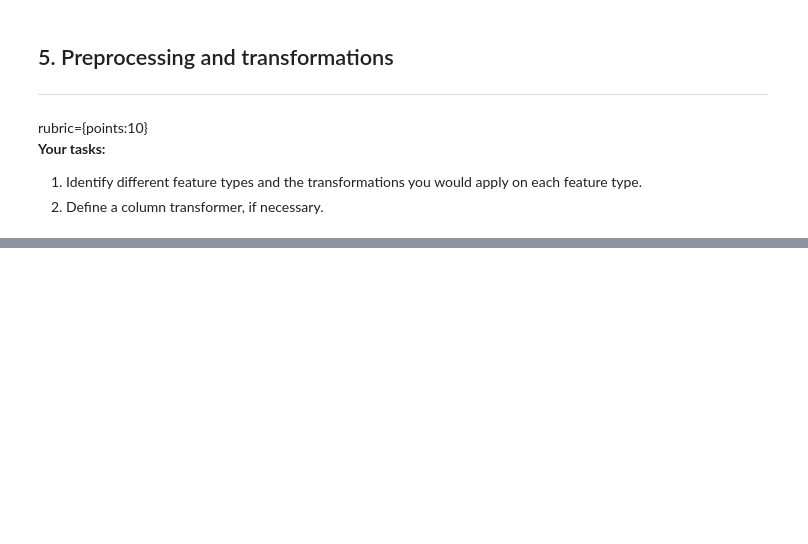
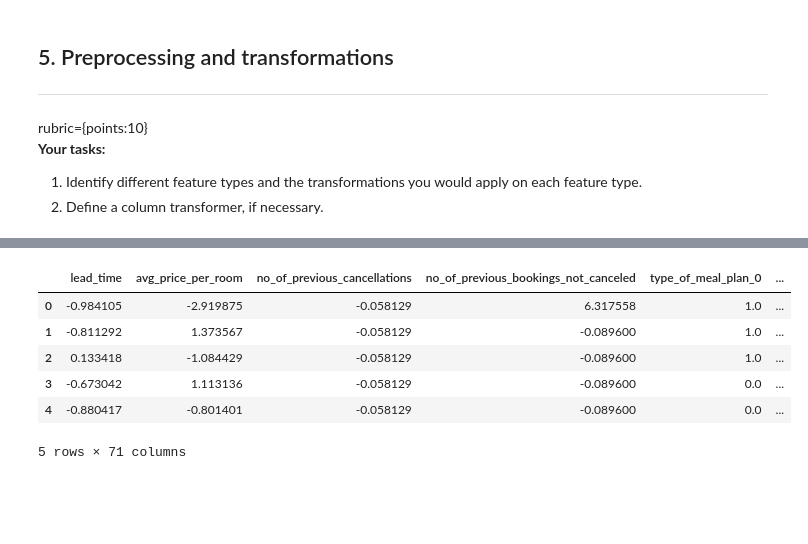
Before and after one commit to bchurch8/cpsc330-HW-repo, a Jupyter notebook: hw/hw6/hw6-starter.ipynb, the cells around one changed output, grey strips where cells are left out. Cells and saved outputs as stored; diff of their text form; code cells hidden in the pictures; blank space fills up the shorter version.

Commit message:
Initial col transformer made

```diff
--- a/hw/hw6/hw6-starter.ipynb
+++ b/hw/hw6/hw6-starter.ipynb
@@ -247,0 +328,14 @@ rubric={points:10}
+# %%
+preprocessor = make_column_transformer(
+    (StandardScaler(), numeric_feats),
+    (OneHotEncoder(drop="if_binary", handle_unknown="ignore"),  categorical_feats),
+    ("passthrough", pass_through)
+)
+# %%
+#Code for creating dataframe from transformed X modified from HW3 Implementation
+X_train_trans = preprocessor.fit_transform(X_train)
+print(X_train_trans.shape)
+
+column_names = (numeric_feats + preprocessor.named_transformers_["onehotencoder"].get_feature_names_out().tolist() + pass_through)
+print(len(column_names))
+column_names[:10]
@@ -248,3 +355,14 @@ rubric={points:10}
+# %%
+X_train_trans_df = pd.DataFrame(X_train_trans.toarray(), columns=column_names)
+X_train_trans_df.head()
+# %% [output]
+|  | lead_time | avg_price_per_room | no_of_previous_cancellations | no_of_previous_bookings_not_canceled | type_of_meal_plan_0 | ... |
+| 0 | -0.984105 | -2.919875 | -0.058129 | 6.317558 | 1.0 | ... |
+| 1 | -0.811292 | 1.373567 | -0.058129 | -0.089600 | 1.0 | ... |
+| 2 | 0.133418 | -1.084429 | -0.058129 | -0.089600 | 1.0 | ... |
+| 3 | -0.673042 | 1.113136 | -0.058129 | -0.089600 | 0.0 | ... |
+| 4 | -0.880417 | -0.801401 | -0.058129 | -0.089600 | 0.0 | ... |
+5 rows × 71 columns
 # %% [markdown]
 <br><br>
 # %% [markdown]
```
Also changed, not shown: parts of 15 cells of this notebook.
